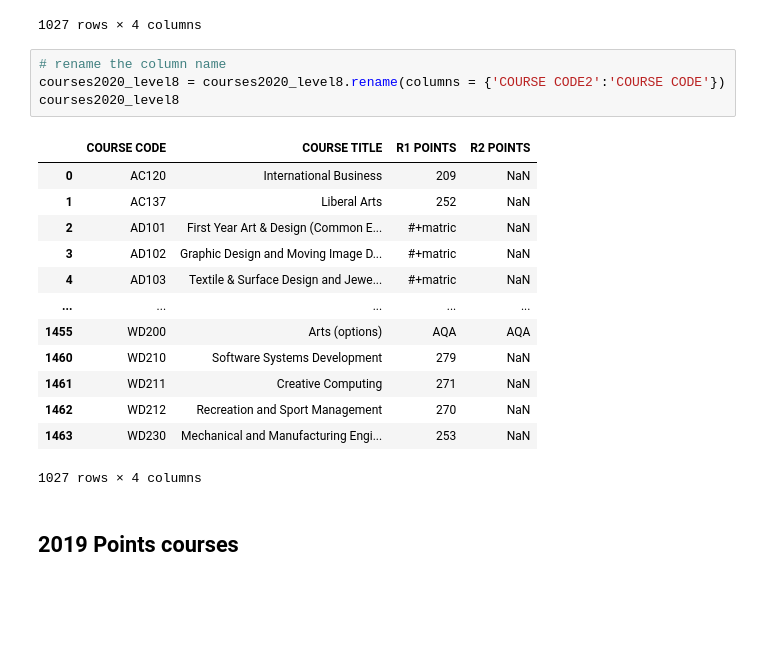
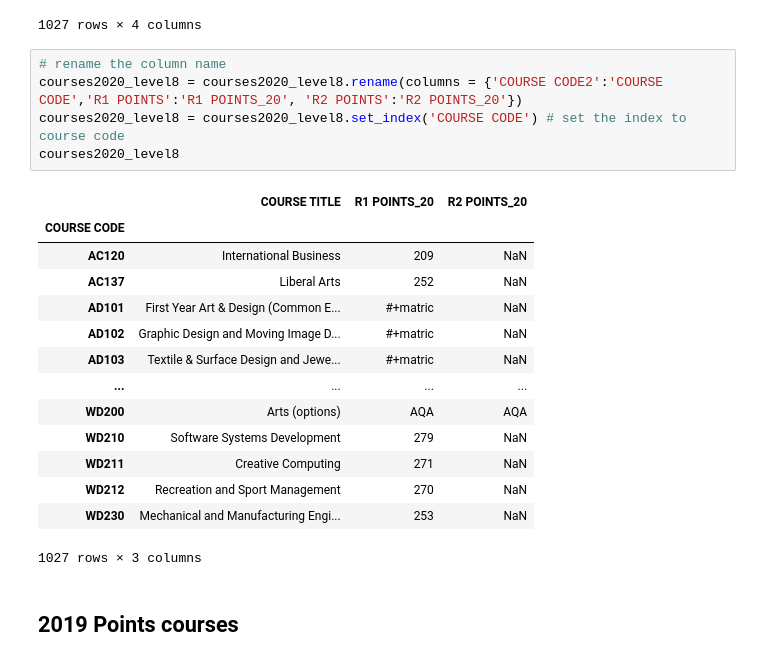
Before and after one commit to Anja585/SchoolProject-FundamentalsOfDataAnalysis, a Jupyter notebook: cao.ipynb, the cells around one changed output. Saved outputs shown, nothing was run; the diff lists cells and outputs as text; blank space fills up the shorter version.

```diff
--- a/cao.ipynb
+++ b/cao.ipynb
@@ -201,22 +202,24 @@ courses2020_level8
 1027 rows × 4 columns
 # %%
 # rename the column name
-courses2020_level8 = courses2020_level8.rename(columns = {'COURSE CODE2':'COURSE CODE'})
+courses2020_level8 = courses2020_level8.rename(columns = {'COURSE CODE2':'COURSE CODE','R1 POINTS':'R1 POINTS_20', 'R2 POINTS':'R2 POINTS_20'})
+courses2020_level8 = courses2020_level8.set_index('COURSE CODE') # set the index to course code
 courses2020_level8
 # %% [output]
-|  | COURSE CODE | COURSE TITLE | R1 POINTS | R2 POINTS |
-| 0 | AC120 | International Business | 209 | NaN |
-| 1 | AC137 | Liberal Arts | 252 | NaN |
-| 2 | AD101 | First Year Art & Design (Common E... | #+matric | NaN |
-| 3 | AD102 | Graphic Design and Moving Image D... | #+matric | NaN |
-| 4 | AD103 | Textile & Surface Design and Jewe... | #+matric | NaN |
-| ... | ... | ... | ... | ... |
-| 1455 | WD200 | Arts (options) | AQA | AQA |
-| 1460 | WD210 | Software Systems Development | 279 | NaN |
-| 1461 | WD211 | Creative Computing | 271 | NaN |
-| 1462 | WD212 | Recreation and Sport Management | 270 | NaN |
-| 1463 | WD230 | Mechanical and Manufacturing Engi... | 253 | NaN |
+|  | COURSE TITLE | R1 POINTS_20 | R2 POINTS_20 |
+| COURSE CODE |  |  |  |
+| AC120 | International Business | 209 | NaN |
+| AC137 | Liberal Arts | 252 | NaN |
+| AD101 | First Year Art & Design (Common E... | #+matric | NaN |
+| AD102 | Graphic Design and Moving Image D... | #+matric | NaN |
+| AD103 | Textile & Surface Design and Jewe... | #+matric | NaN |
+| ... | ... | ... | ... |
+| WD200 | Arts (options) | AQA | AQA |
+| WD210 | Software Systems Development | 279 | NaN |
+| WD211 | Creative Computing | 271 | NaN |
+| WD212 | Recreation and Sport Management | 270 | NaN |
+| WD230 | Mechanical and Manufacturing Engi... | 253 | NaN |
-1027 rows × 4 columns
+1027 rows × 3 columns
 # %% [markdown]
 ## 2019 Points courses
 # %% [markdown]
```
Also changed, not shown: parts of 7 cells of this notebook, 2 other files.
